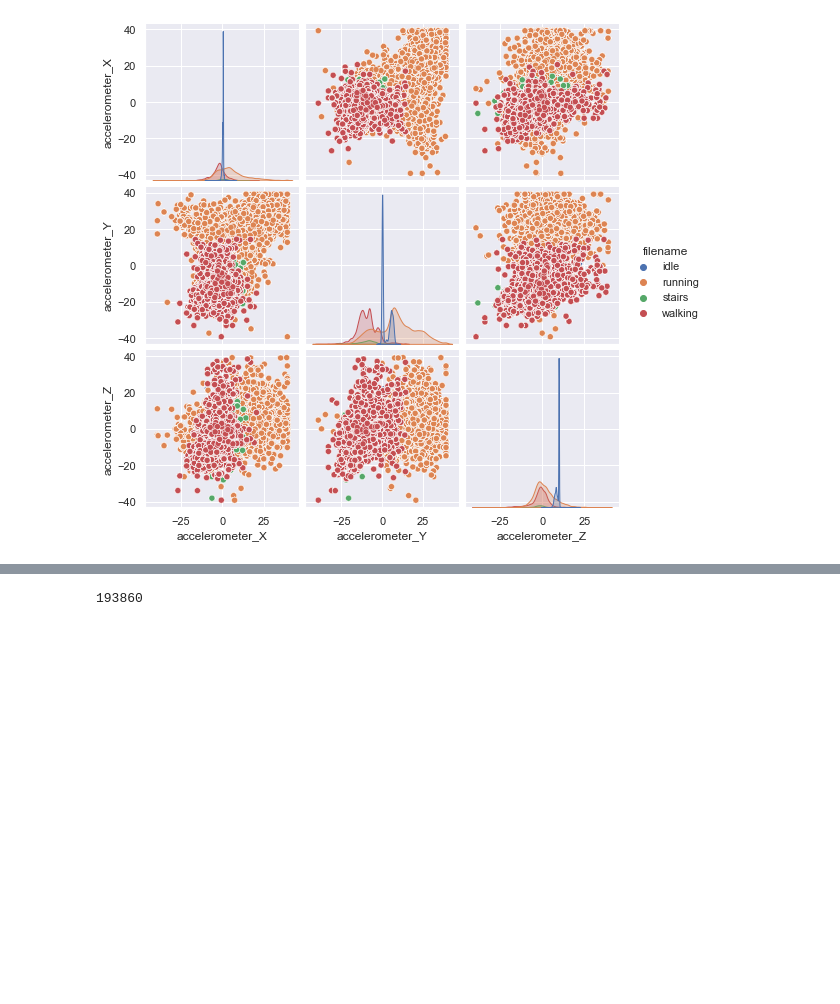
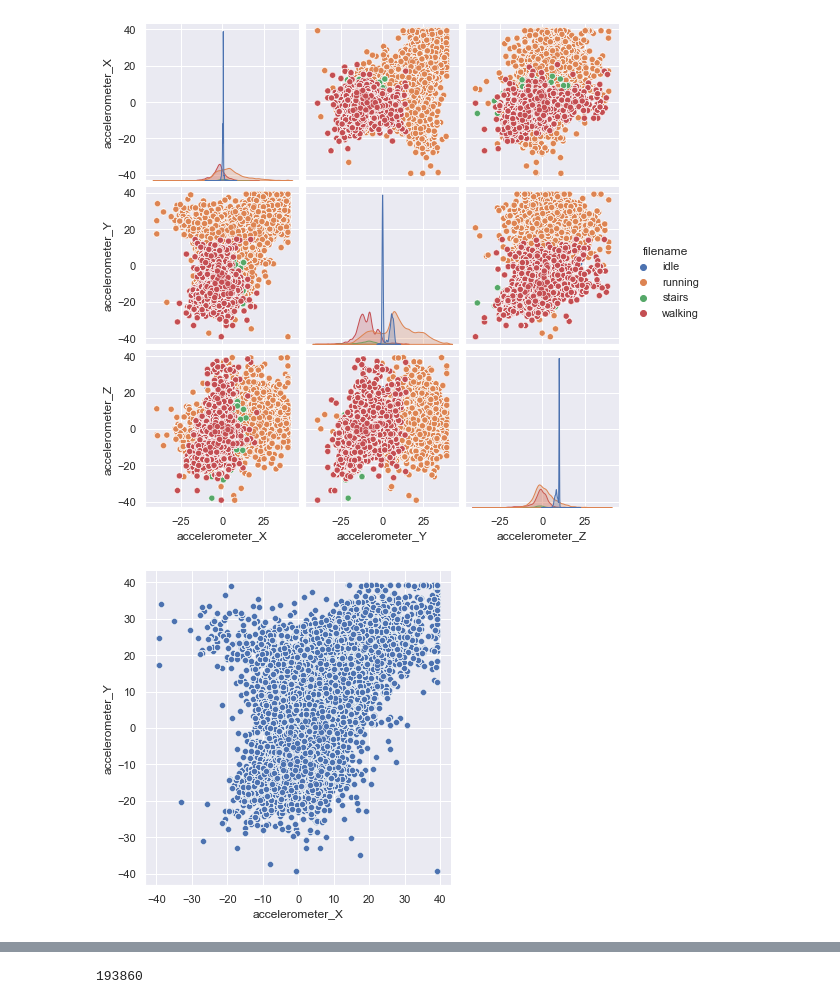
Before and after one commit to GendolfJunior/Python_programming_for_data_scientists, a Jupyter notebook: Final project/project_f.ipynb, the cells around one changed output, grey strips where cells are left out. Saved outputs shown, nothing was run; the diff lists cells and outputs as text; code cells hidden in the pictures; blank space fills up the shorter version.

```diff
--- a/Final project/project_f.ipynb
+++ b/Final project/project_f.ipynb
@@ -5,6 +5,8 @@ import numpy as np
 import glob
 import os
 import re
+import seaborn as sns
+sns.set_theme(style="darkgrid")
 # %%
 # https://regex101.com/r/abScq8/2
 # building REGEX to search in the string begining alpha-characters
@@ -54,3 +56,8 @@ sns.pairplot(df, hue='filename')
 # %% [output]
 <seaborn.axisgrid.PairGrid at 0x...>
 [figure]
+# %%
+# plot accelerometer_X and accelerometer_Y
+sns.relplot(x="accelerometer_X", y="accelerometer_Y", data=df);
+# %% [output]
+[figure, added]
```
Also changed, not shown: parts of 6 cells of this notebook, 6 other files.
